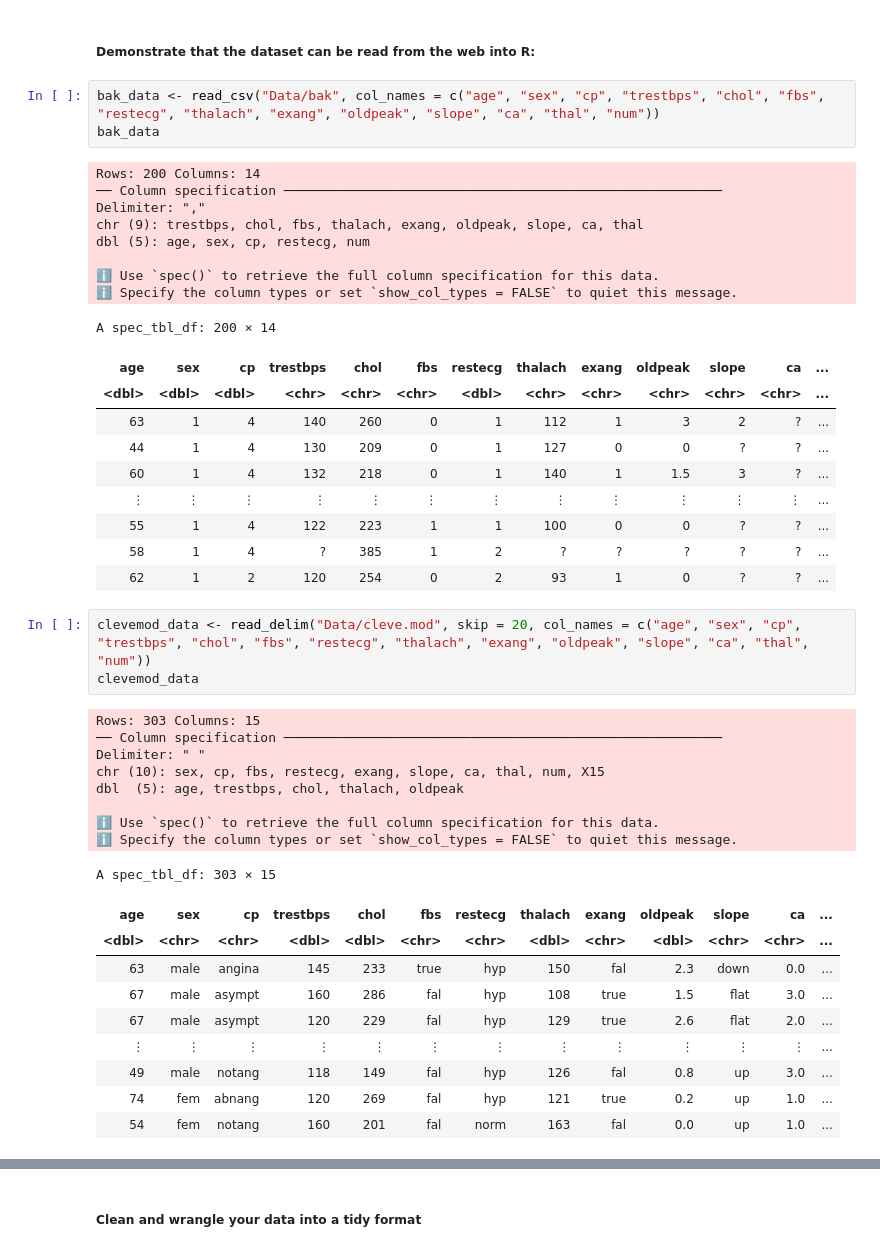
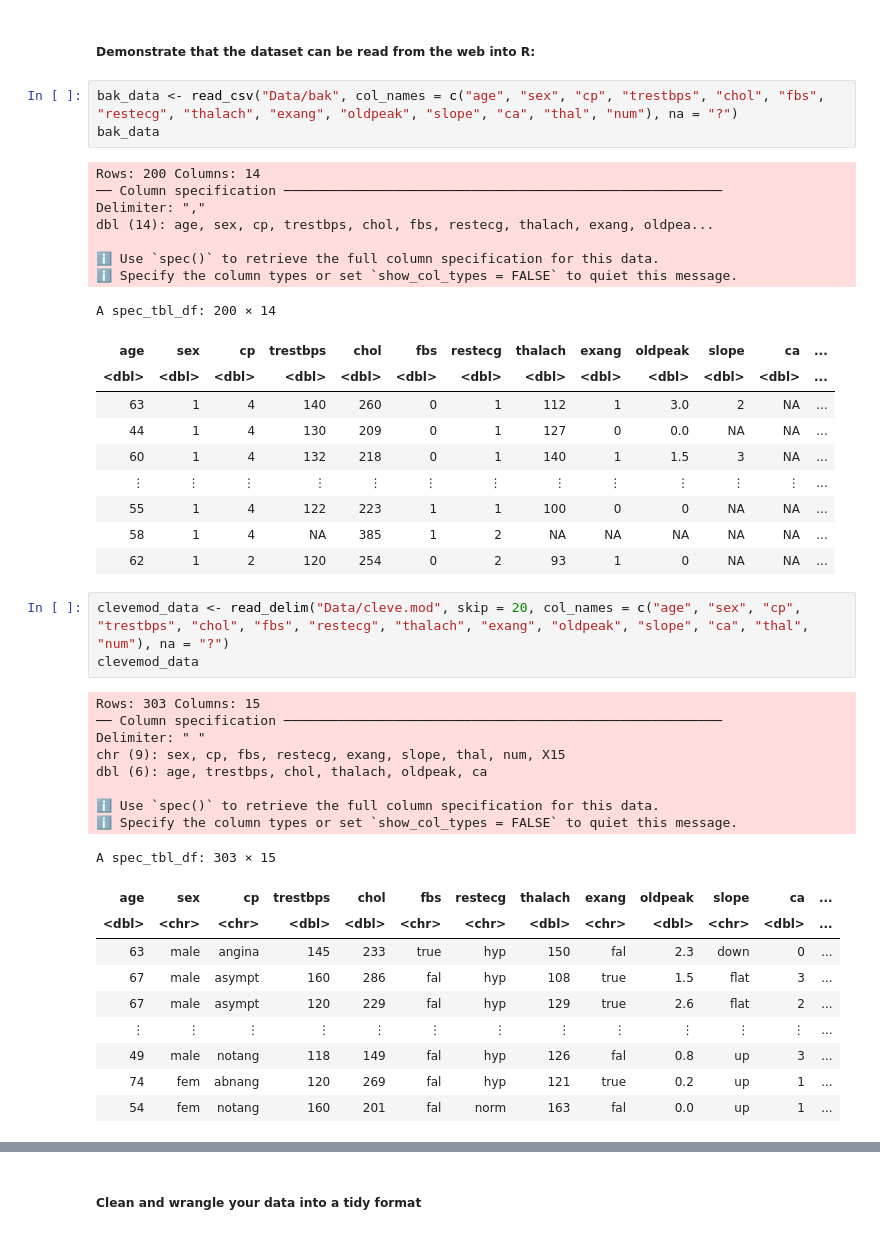
Before and after one commit to TheSkiffle/group_project_ds_2024, a Jupyter notebook: group_project_proposal.ipynb, the cells around one changed output, grey strips where cells are left out. Saved outputs shown, nothing was run; the diff lists cells and outputs as text.

```diff
--- a/group_project_proposal.ipynb
+++ b/group_project_proposal.ipynb
@@ -19,47 +19,46 @@ options(repr.matrix.max.rows = 6)
 # %% [markdown]
 ##### Demonstrate that the dataset can be read from the web into R:
 # %%
-bak_data <- read_csv("Data/bak", col_names = c("age", "sex", "cp", "trestbps", "chol", "fbs", "restecg", "thalach", "exang", "oldpeak", "slope", "ca", "thal", "num"))
+bak_data <- read_csv("Data/bak", col_names = c("age", "sex", "cp", "trestbps", "chol", "fbs", "restecg", "thalach", "exang", "oldpeak", "slope", "ca", "thal", "num"), na = "?")
 bak_data
 # %% [output]
 Rows: 200 Columns: 14
 ── Column specification ────────────────────────────────────────────────────────
 Delimiter: ","
-chr (9): trestbps, chol, fbs, thalach, exang, oldpeak, slope, ca, thal
-dbl (5): age, sex, cp, restecg, num
+dbl (14): age, sex, cp, trestbps, chol, fbs, restecg, thalach, exang, oldpea...
 
 ℹ Use `spec()` to retrieve the full column specification for this data.
 ℹ Specify the column types or set `show_col_types = FALSE` to quiet this message.
 A spec_tbl_df: 200 × 14
 | age | sex | cp | trestbps | chol | fbs | restecg | thalach | exang | oldpeak | slope | ca | ... |
-| <dbl> | <dbl> | <dbl> | <chr> | <chr> | <chr> | <dbl> | <chr> | <chr> | <chr> | <chr> | <chr> | ... |
-| 63 | 1 | 4 | 140 | 260 | 0 | 1 | 112 | 1 | 3 | 2 | ? | ... |
-| 44 | 1 | 4 | 130 | 209 | 0 | 1 | 127 | 0 | 0 | ? | ? | ... |
-| 60 | 1 | 4 | 132 | 218 | 0 | 1 | 140 | 1 | 1.5 | 3 | ? | ... |
+| <dbl> | <dbl> | <dbl> | <dbl> | <dbl> | <dbl> | <dbl> | <dbl> | <dbl> | <dbl> | <dbl> | <dbl> | ... |
+| 63 | 1 | 4 | 140 | 260 | 0 | 1 | 112 | 1 | 3.0 | 2 | NA | ... |
+| 44 | 1 | 4 | 130 | 209 | 0 | 1 | 127 | 0 | 0.0 | NA | NA | ... |
+| 60 | 1 | 4 | 132 | 218 | 0 | 1 | 140 | 1 | 1.5 | 3 | NA | ... |
 | ⋮ | ⋮ | ⋮ | ⋮ | ⋮ | ⋮ | ⋮ | ⋮ | ⋮ | ⋮ | ⋮ | ⋮ | ... |
-| 55 | 1 | 4 | 122 | 223 | 1 | 1 | 100 | 0 | 0 | ? | ? | ... |
-| 58 | 1 | 4 | ? | 385 | 1 | 2 | ? | ? | ? | ? | ? | ... |
-| 62 | 1 | 2 | 120 | 254 | 0 | 2 | 93 | 1 | 0 | ? | ? | ... |
+| 55 | 1 | 4 | 122 | 223 | 1 | 1 | 100 | 0 | 0 | NA | NA | ... |
+| 58 | 1 | 4 | NA | 385 | 1 | 2 | NA | NA | NA | NA | NA | ... |
+| 62 | 1 | 2 | 120 | 254 | 0 | 2 | 93 | 1 | 0 | NA | NA | ... |
 # %%
-clevemod_data <- read_delim("Data/cleve.mod", skip = 20, col_names = c("age", "sex", "cp", "trestbps", "chol", "fbs", "restecg", "thalach", "exang", "oldpeak", "slope", "ca", "thal", "num"))
+clevemod_data <- read_delim("Data/cleve.mod", skip = 20, col_names = c("age", "sex", "cp", "trestbps", "chol", "fbs", "restecg", "thalach", "exang", "oldpeak", "slope", "ca", "thal", "num"), na = "?")
 clevemod_data
 # %% [output]
 Rows: 303 Columns: 15
 ── Column specification ────────────────────────────────────────────────────────
 Delimiter: " "
-chr (10): sex, cp, fbs, restecg, exang, slope, ca, thal, num, X15
-dbl  (5): age, trestbps, chol, thalach, oldpeak
+chr (9): sex, cp, fbs, restecg, exang, slope, thal, num, X15
+dbl (6): age, trestbps, chol, thalach, oldpeak, ca
 
 ℹ Use `spec()` to retrieve the full column specification for this data.
 ℹ Specify the column types or set `show_col_types = FALSE` to quiet this message.
 A spec_tbl_df: 303 × 15
 | age | sex | cp | trestbps | chol | fbs | restecg | thalach | exang | oldpeak | slope | ca | ... |
-| <dbl> | <chr> | <chr> | <dbl> | <dbl> | <chr> | <chr> | <dbl> | <chr> | <dbl> | <chr> | <chr> | ... |
-| 63 | male | angina | 145 | 233 | true | hyp | 150 | fal | 2.3 | down | 0.0 | ... |
-| 67 | male | asympt | 160 | 286 | fal | hyp | 108 | true | 1.5 | flat | 3.0 | ... |
-| 67 | male | asympt | 120 | 229 | fal | hyp | 129 | true | 2.6 | flat | 2.0 | ... |
+| <dbl> | <chr> | <chr> | <dbl> | <dbl> | <chr> | <chr> | <dbl> | <chr> | <dbl> | <chr> | <dbl> | ... |
+| 63 | male | angina | 145 | 233 | true | hyp | 150 | fal | 2.3 | down | 0 | ... |
+| 67 | male | asympt | 160 | 286 | fal | hyp | 108 | true | 1.5 | flat | 3 | ... |
+| 67 | male | asympt | 120 | 229 | fal | hyp | 129 | true | 2.6 | flat | 2 | ... |
 | ⋮ | ⋮ | ⋮ | ⋮ | ⋮ | ⋮ | ⋮ | ⋮ | ⋮ | ⋮ | ⋮ | ⋮ | ... |
-| 49 | male | notang | 118 | 149 | fal | hyp | 126 | fal | 0.8 | up | 3.0 | ... |
-| 74 | fem | abnang | 120 | 269 | fal | hyp | 121 | true | 0.2 | up | 1.0 | ... |
-| 54 | fem | notang | 160 | 201 | fal | norm | 163 | fal | 0.0 | up | 1.0 | ... |
+| 49 | male | notang | 118 | 149 | fal | hyp | 126 | fal | 0.8 | up | 3 | ... |
+| 74 | fem | abnang | 120 | 269 | fal | hyp | 121 | true | 0.2 | up | 1 | ... |
+| 54 | fem | notang | 160 | 201 | fal | norm | 163 | fal | 0.0 | up | 1 | ... |
 # %%
```
Also changed, not shown: parts of 5 cells of this notebook.
